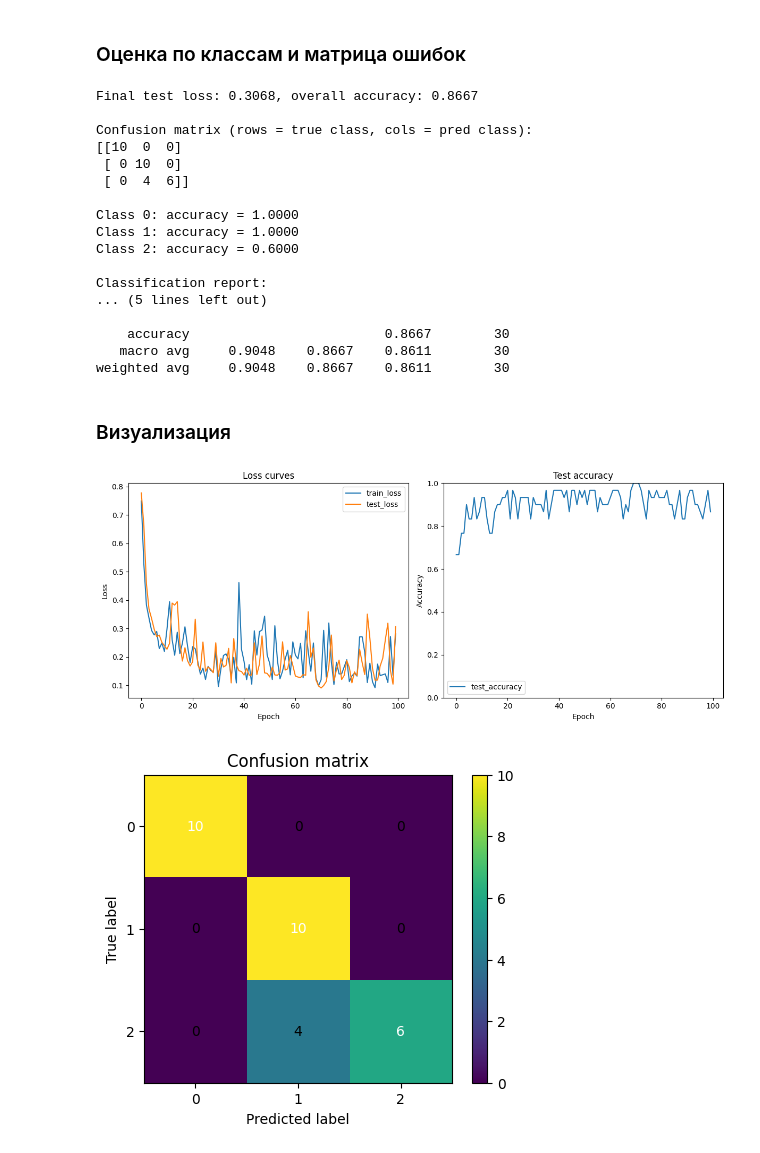
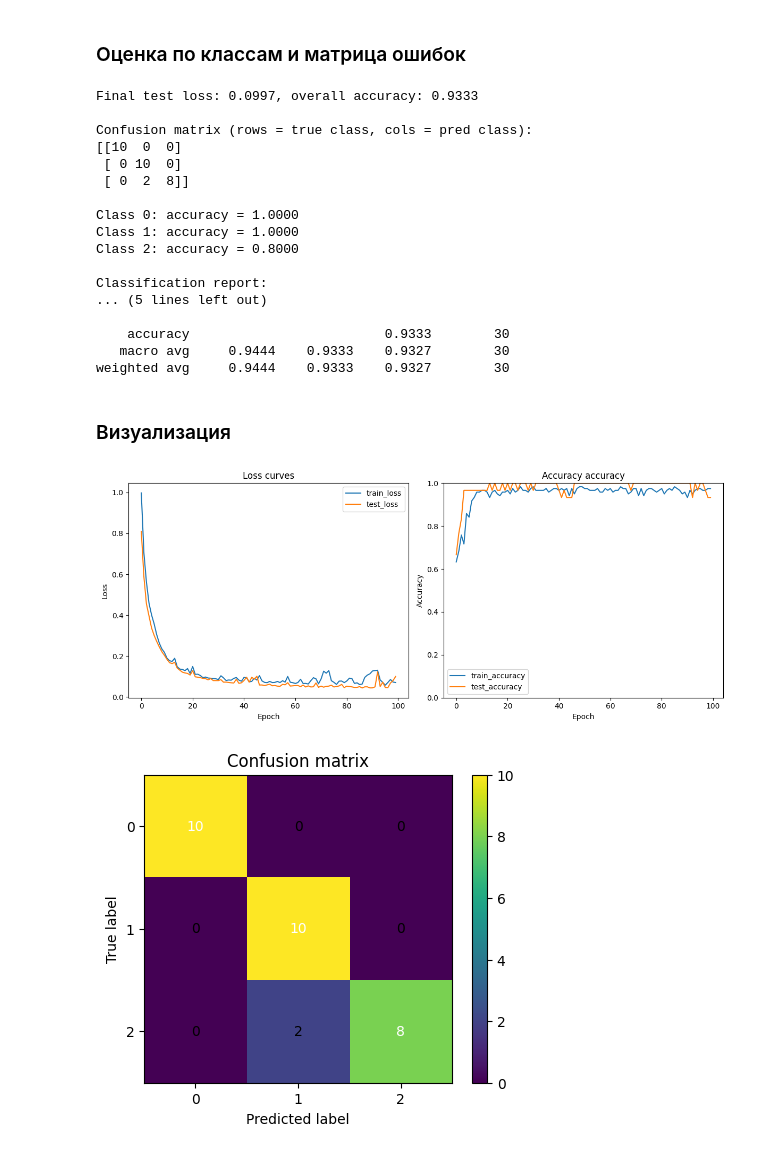
Before and after one commit to FasterXaos/Data_science, a Jupyter notebook: iris_torch/iris.ipynb, the cells around one changed output. Drawn from its saved outputs; the diff is of its cells as text; code cells hidden in the pictures.

```diff
--- a/iris_torch/iris.ipynb
+++ b/iris_torch/iris.ipynb
@@ -100,12 +100,12 @@ class SimpleIrisNet(nn.Module):
     def __init__(self, inputDim=4, hiddenDim=32, outputDim=3):
         super().__init__()
         self.linear1 = nn.Linear(inputDim, hiddenDim)
-        self.batchNorm1 = nn.BatchNorm1d(hiddenDim)
+        #self.batchNorm1 = nn.BatchNorm1d(hiddenDim)
         self.linear2 = nn.Linear(hiddenDim, outputDim)
 
     def forward(self, x):
         x = self.linear1(x)
-        x = self.batchNorm1(x)
+        #x = self.batchNorm1(x)
         x = F.relu(x)
         x = self.linear2(x)
         return x
@@ -116,6 +116,8 @@ def trainOneEpoch(modelNet, dataLoaderTrain, optimizerAdam, criterionLoss, devic
     modelNet.train()
     runningLoss = 0.0
     runningSamples = 0
+    allPredictions = []
+    allTargets = []
 
     for batchFeatures, batchLabels in dataLoaderTrain:
         batchFeatures = batchFeatures.to(device)
@@ -131,8 +133,17 @@ def trainOneEpoch(modelNet, dataLoaderTrain, optimizerAdam, criterionLoss, devic
         runningLoss += lossValue.item() * batchSize
         runningSamples += batchSize
 
+        preds = torch.argmax(logits, dim=1)
+        allPredictions.append(preds.detach().cpu().numpy())
+        allTargets.append(batchLabels.detach().cpu().numpy())
+
     epochLoss = runningLoss / runningSamples
-    return epochLoss
+
+    allPredictions = np.concatenate(allPredictions)
+    allTargets = np.concatenate(allTargets)
+    accuracyOverall = (allPredictions == allTargets).mean()
+
+    return epochLoss, accuracyOverall
 
 def evaluateModel(modelNet, dataLoaderEval, device):
     modelNet.eval()
@@ -171,24 +182,39 @@ batchSize = 16
 learningRate = 0.01
 numEpochs = 100
 
-trainLoader, testLoader, trainDataset, testDataset = getIrisDataLoaders(testSize=0.2, batchSize=batchSize)
+trainLoader, testLoader, trainDataset, testDataset = getIrisDataLoaders(
+    testSize=0.2, batchSize=batchSize
+)
 
 modelNet = SimpleIrisNet(inputDim=4, hiddenDim=32, outputDim=3).to(device)
 optimizerAdam = optim.Adam(modelNet.parameters(), lr=learningRate)
 criterionLoss = nn.CrossEntropyLoss()
 
 trainLossHistory = []
+trainAccuracyHistory = []
 testLossHistory = []
 testAccuracyHistory = []
 
+bestTestAccuracy = 0.0
+bestTestLoss = float('inf')
+bestEpoch = 0
+bestModelState = None
+
 for epochIndex in range(1, numEpochs + 1):
-    trainLoss = trainOneEpoch(modelNet, trainLoader, optimizerAdam, criterionLoss, device)
+    trainLoss, trainAccuracy = trainOneEpoch(modelNet, trainLoader, optimizerAdam, criterionLoss, device)
     testLoss, testAccuracy, _, _ = evaluateModel(modelNet, testLoader, device)
 
     trainLossHistory.append(trainLoss)
+    trainAccuracyHistory.append(trainAccuracy)
     testLossHistory.append(testLoss)
     testAccuracyHistory.append(testAccuracy)
 
+    if testAccuracy > bestTestAccuracy:
+        bestTestAccuracy = testAccuracy
+        bestTestLoss = testLoss
+        bestEpoch = epochIndex
+        bestModelState = modelNet.state_dict().copy()
+
     if epochIndex % 10 == 0 or epochIndex == 1:
         print(f"Epoch {epochIndex:03d} | train_loss = {trainLoss:.4f} | test_loss = {testLoss:.4f} | test_acc = {testAccuracy:.4f}")
 # %% [output]
@@ -220,23 +246,23 @@ for classIndex, classAccuracy in enumerate(accuracyPerClass):
 print("\nClassification report:")
 print(classification_report(allTargets, allPredictions, digits=4))
 # %% [output]
-Final test loss: 0.3068, overall accuracy: 0.8667
+Final test loss: 0.0997, overall accuracy: 0.9333
 
 Confusion matrix (rows = true class, cols = pred class):
 [[10  0  0]
  [ 0 10  0]
- [ 0  4  6]]
+ [ 0  2  8]]
 
 Class 0: accuracy = 1.0000
 Class 1: accuracy = 1.0000
-Class 2: accuracy = 0.6000
+Class 2: accuracy = 0.8000
 
 Classification report:
 ... (5 lines left out)
 
-    accuracy                         0.8667        30
-   macro avg     0.9048    0.8667    0.8611        30
-weighted avg     0.9048    0.8667    0.8611        30
+    accuracy                         0.9333        30
+   macro avg     0.9444    0.9333    0.9327        30
+weighted avg     0.9444    0.9333    0.9327        30
 # %% [markdown]
 ### Визуализация
 # %%
@@ -246,33 +272,34 @@ plt.subplot(1,2,1)
 plt.plot(trainLossHistory, label="train_loss")
 plt.plot(testLossHistory, label="test_loss")
 plt.xlabel("Epoch")
 plt.ylabel("Loss")
 plt.legend()
 plt.title("Loss curves")
 
 plt.subplot(1,2,2)
+plt.plot(trainAccuracyHistory, label="train_accuracy")
 plt.plot(testAccuracyHistory, label="test_accuracy")
 plt.xlabel("Epoch")
 plt.ylabel("Accuracy")
 plt.ylim(0,1.0)
 plt.legend()
-plt.title("Test accuracy")
+plt.title("Accuracy accuracy")
 
 plt.tight_layout()
 plt.show()
 
 plt.figure(figsize=(5,4))
 plt.imshow(confusionMatrix, interpolation='nearest')
 plt.title("Confusion matrix")
 plt.colorbar()
 plt.xlabel("Predicted label")
 plt.ylabel("True label")
 plt.xticks([0,1,2])
 plt.yticks([0,1,2])
 for i in range(confusionMatrix.shape[0]):
     for j in range(confusionMatrix.shape[1]):
         plt.text(j, i, confusionMatrix[i, j], ha="center", va="center", color="white" if confusionMatrix[i,j] > confusionMatrix.max()/2 else "black")
 plt.show()
 # %% [output]
-[figure, old version]
+[figure, new version]
-[figure, old version]
+[figure, new version]
```
Also changed, not shown: parts of 1 cell of this notebook, 3 other files.
